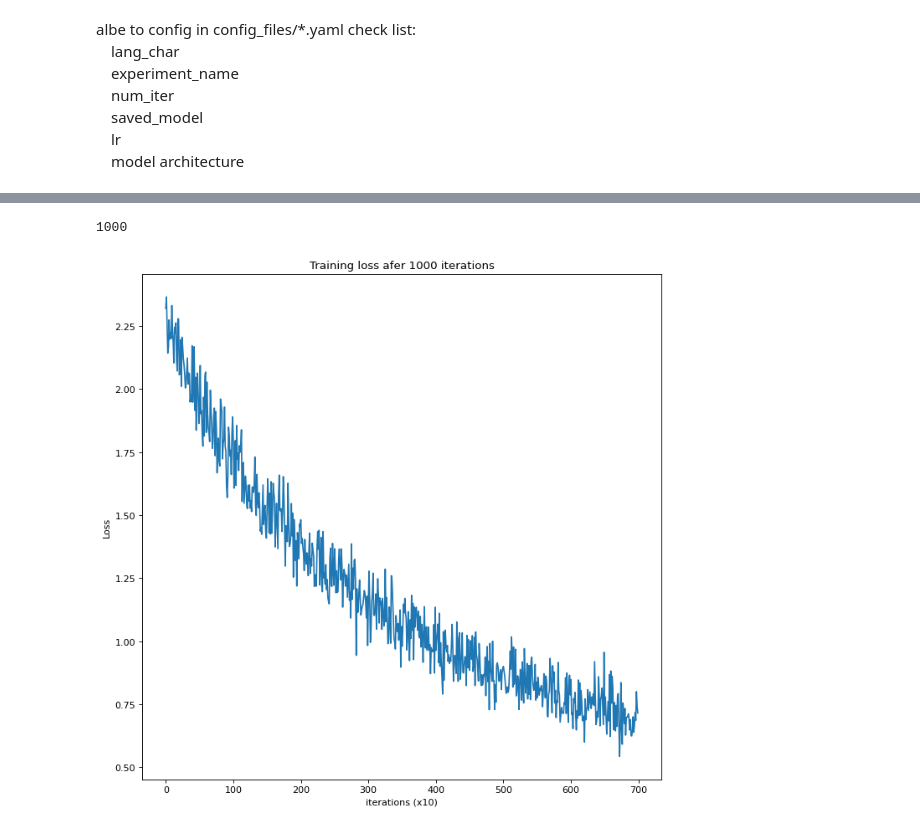
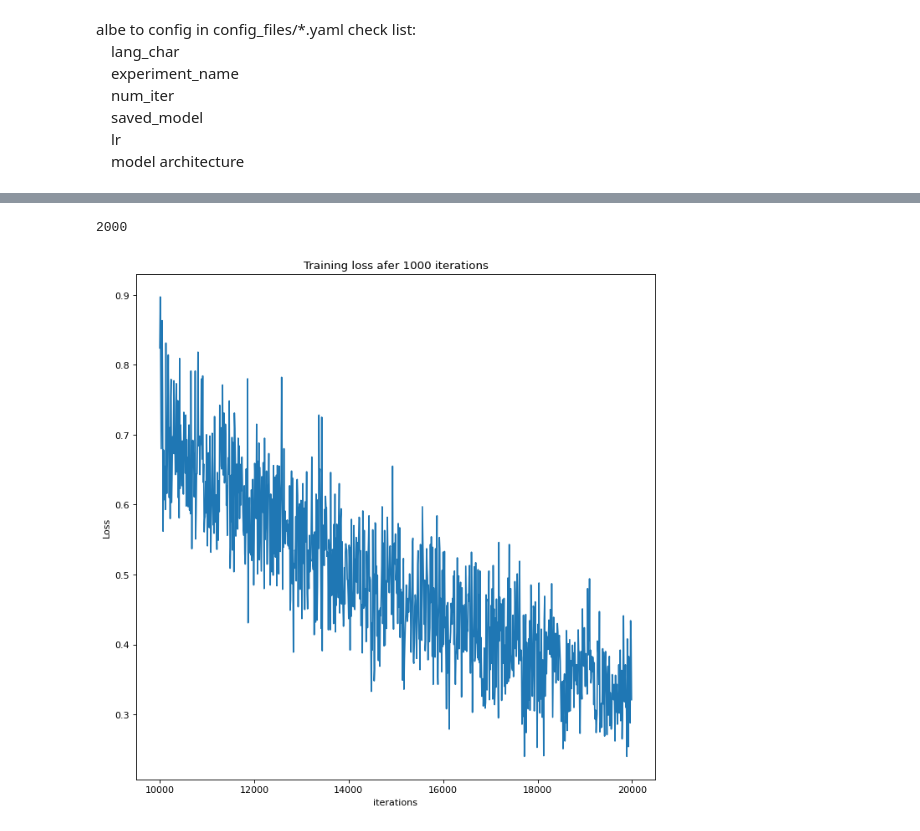
Before and after one commit to piyawat-at/EasyOCR, a Jupyter notebook: trainer/trainer.ipynb, the cells around one changed output, grey strips where cells are left out. Cells and saved outputs as stored; diff of their text form; code cells hidden in the pictures.

```diff
--- a/trainer/trainer.ipynb
+++ b/trainer/trainer.ipynb
@@ -90,13 +90,7 @@ num_class: 183
 end the training
 SystemExit:
 # %%
-# label_path = ['./saved_models/crnn_30k_2000_lr_1/log_loss_train.txt',
-#                 './saved_models/crnn_30k_7000_lr_1/log_loss_train.txt',
-# ]
-label_path = ['./saved_models/crnn_30k_6000_lr_25e-2/log_loss_train.txt',
-                './saved_models/crnn_30k_6000-8000_lr_25e-2/log_loss_train.txt',
-                './saved_models/crnn_30k_8000-10000_lr_25e-2/log_loss_train.txt',
-
+label_path = [ './saved_models/crnn_30k_lr_25e-2/log_loss_train.txt',
 ]
 loss_list = []
 for path in label_path:
@@ -107,14 +101,15 @@ for path in label_path:
 # %%
 import matplotlib.pyplot as plt
 import numpy as np
 print(len(loss_list))
 plt.figure(figsize=(10, 10), dpi=80)
-start = 100
-plt.plot(np.arange(len(loss_list[start:])), loss_list[start:])
+start_row = 10000
+start = int(start_row /10)
+plt.plot(np.arange(len(loss_list[start:]))*10+start_row, loss_list[start:])
 plt.title('Training loss afer 1000 iterations')
-plt.xlabel('iterations (x10)')
+plt.xlabel('iterations')
 plt.ylabel('Loss')
 plt.show()
 # %% [output]
-1000
+2000
-[figure, old version]
+[figure, new version]
```
Also changed, not shown: parts of 1 cell of this notebook, 7 other files.
